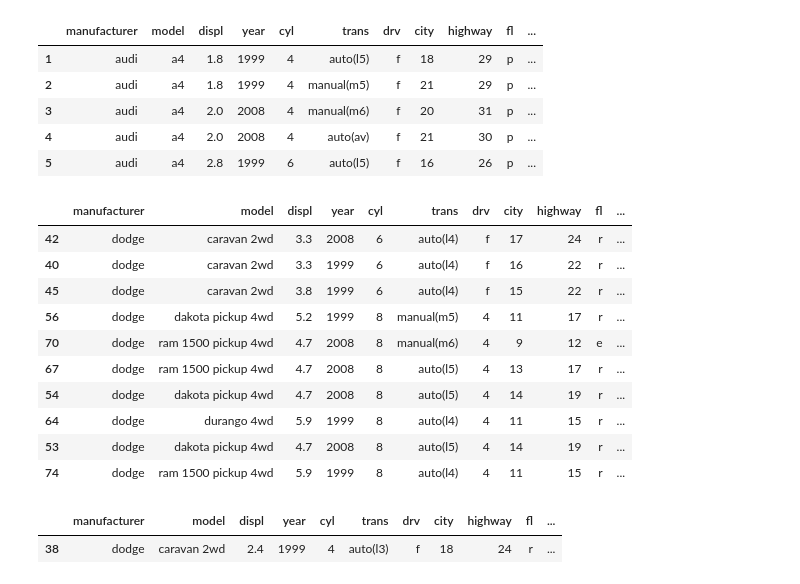
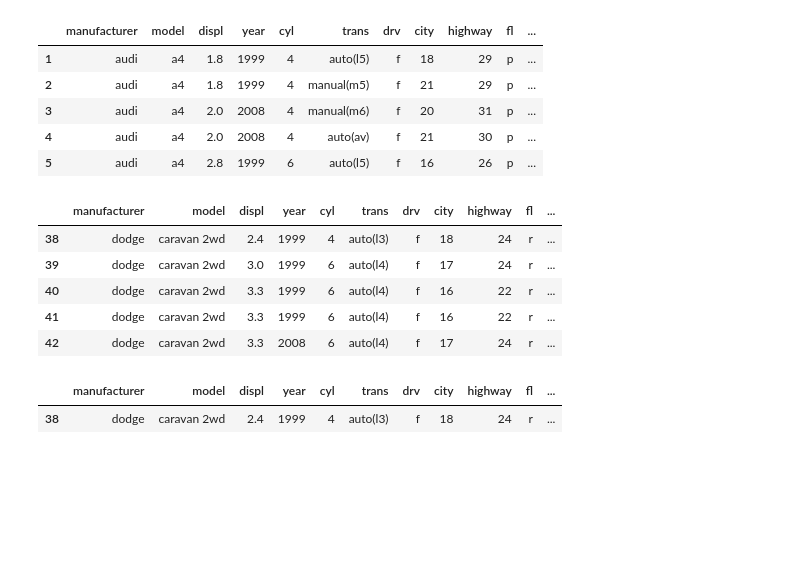
Before and after one commit to jorgellopez38/data-science-libraries, a Jupyter notebook: Dataframes.ipynb, the cells around one changed output. Cells and saved outputs as stored; diff of their text form; code cells hidden in the pictures; blank space fills up the shorter version.

```diff
--- a/Dataframes.ipynb
+++ b/Dataframes.ipynb
@@ -288,19 +308,14 @@ mpg.head()
 # %%
 mpg_dodge = mpg[mpg.manufacturer == 'dodge']
 
-mpg_dodge.sample(10)
+mpg_dodge.head()
 # %% [output]
 |  | manufacturer | model | displ | year | cyl | trans | drv | city | highway | fl | ... |
+| 38 | dodge | caravan 2wd | 2.4 | 1999 | 4 | auto(l3) | f | 18 | 24 | r | ... |
+| 39 | dodge | caravan 2wd | 3.0 | 1999 | 6 | auto(l4) | f | 17 | 24 | r | ... |
+| 40 | dodge | caravan 2wd | 3.3 | 1999 | 6 | auto(l4) | f | 16 | 22 | r | ... |
+| 41 | dodge | caravan 2wd | 3.3 | 1999 | 6 | auto(l4) | f | 16 | 22 | r | ... |
 | 42 | dodge | caravan 2wd | 3.3 | 2008 | 6 | auto(l4) | f | 17 | 24 | r | ... |
-| 40 | dodge | caravan 2wd | 3.3 | 1999 | 6 | auto(l4) | f | 16 | 22 | r | ... |
-| 45 | dodge | caravan 2wd | 3.8 | 1999 | 6 | auto(l4) | f | 15 | 22 | r | ... |
-| 56 | dodge | dakota pickup 4wd | 5.2 | 1999 | 8 | manual(m5) | 4 | 11 | 17 | r | ... |
-| 70 | dodge | ram 1500 pickup 4wd | 4.7 | 2008 | 8 | manual(m6) | 4 | 9 | 12 | e | ... |
-| 67 | dodge | ram 1500 pickup 4wd | 4.7 | 2008 | 8 | auto(l5) | 4 | 13 | 17 | r | ... |
-| 54 | dodge | dakota pickup 4wd | 4.7 | 2008 | 8 | auto(l5) | 4 | 14 | 19 | r | ... |
-| 64 | dodge | durango 4wd | 5.9 | 1999 | 8 | auto(l4) | 4 | 11 | 15 | r | ... |
-| 53 | dodge | dakota pickup 4wd | 4.7 | 2008 | 8 | auto(l5) | 4 | 14 | 19 | r | ... |
-| 74 | dodge | ram 1500 pickup 4wd | 5.9 | 1999 | 8 | auto(l4) | 4 | 11 | 15 | r | ... |
 # %%
 mpg_dodge[mpg_dodge.average_mileage == mpg_dodge.average_mileage.max()]
 # %% [output]
```
Also changed, not shown: parts of 6 cells of this notebook.
